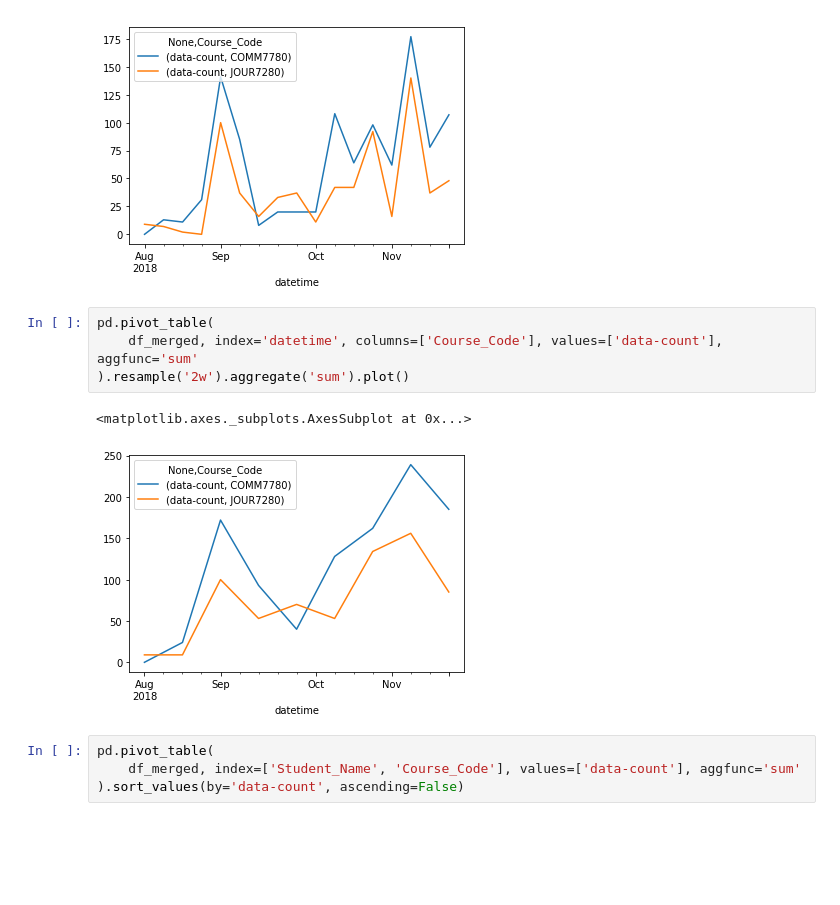
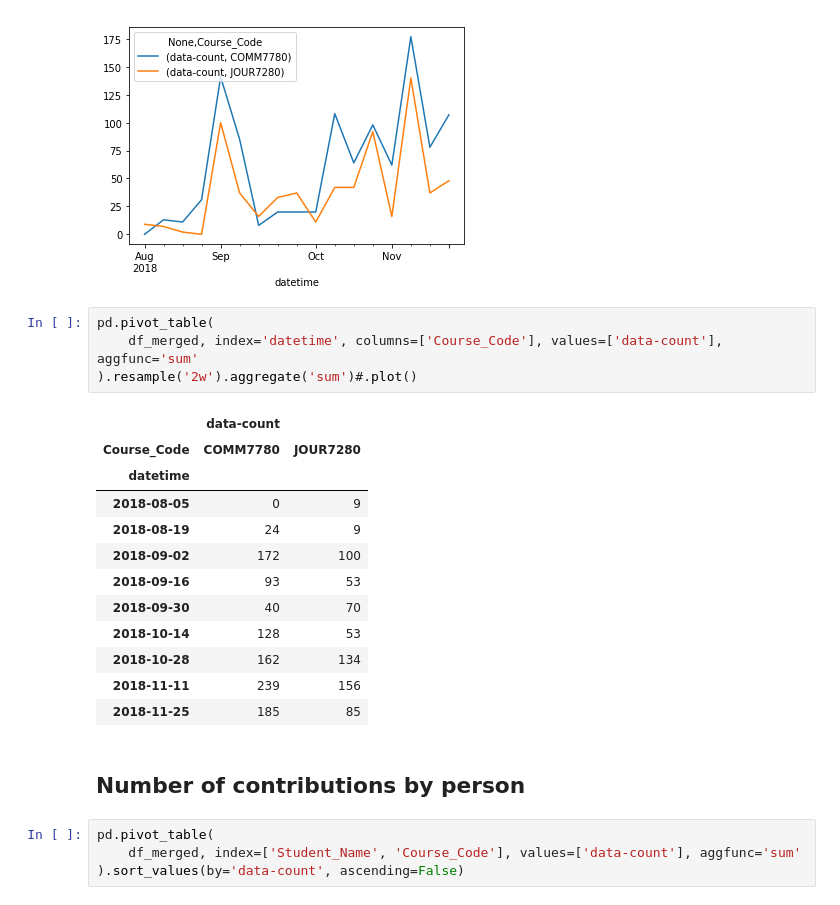
Before and after one commit to hupili/github-activies, a Jupyter notebook: leaderboard.ipynb, the cells around one changed output. Saved outputs shown, nothing was run; the diff lists cells and outputs as text; blank space fills up the shorter version.

```diff
--- a/leaderboard.ipynb
+++ b/leaderboard.ipynb
@@ -100,10 +149,22 @@ pd.pivot_table(
 # %%
 pd.pivot_table(
     df_merged, index='datetime', columns=['Course_Code'], values=['data-count'], aggfunc='sum'
-).resample('2w').aggregate('sum').plot()
+).resample('2w').aggregate('sum')#.plot()
 # %% [output]
-<matplotlib.axes._subplots.AxesSubplot at 0x...>
-[figure, removed]
+|  | data-count |  |
+| Course_Code | COMM7780 | JOUR7280 |
+| datetime |  |  |
+| 2018-08-05 | 0 | 9 |
+| 2018-08-19 | 24 | 9 |
+| 2018-09-02 | 172 | 100 |
+| 2018-09-16 | 93 | 53 |
+| 2018-09-30 | 40 | 70 |
+| 2018-10-14 | 128 | 53 |
+| 2018-10-28 | 162 | 134 |
+| 2018-11-11 | 239 | 156 |
+| 2018-11-25 | 185 | 85 |
+# %% [markdown]
+## Number of contributions by person
 # %%
 pd.pivot_table(
     df_merged, index=['Student_Name', 'Course_Code'], values=['data-count'], aggfunc='sum'
```
Also changed, not shown: parts of 34 cells of this notebook.
